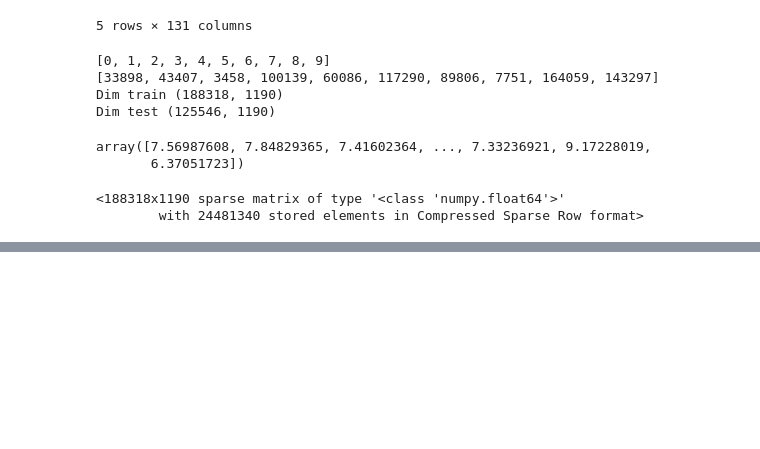
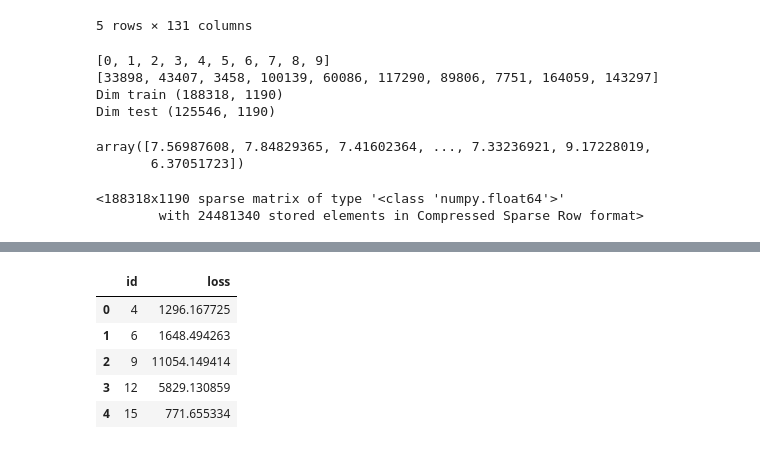
Before and after one commit to tunguz/Allstate, a Jupyter notebook: scripts/Keras_MLP.ipynb, the cells around one changed output, grey strips where cells are left out. Saved outputs shown, nothing was run; the diff lists cells and outputs as text; code cells hidden in the pictures; blank space fills up the shorter version.

```diff
--- a/scripts/Keras_MLP.ipynb
+++ b/scripts/Keras_MLP.ipynb
@@ -9,6 +9,7 @@ from sklearn.model_selection import KFold
 # %%
 train = pd.read_csv('../input/train.csv.zip')
 test = pd.read_csv('../input/test.csv.zip')
+submission = pd.read_csv('../input/sample_submission.csv.zip')
 # %%
 train.head()
 # %% [output]
@@ -99,7 +100,7 @@ X = xtrain
 Y = y
 
 # Set the input shape
-input_shape = (xtrain.shape[0],)
+input_shape = (xtrain.shape[1],)
 print(f'Feature shape: {input_shape}')
 
 # Create the model
@@ -112,5 +129,5 @@ Feature shape: (188318,)
 # %%
 # Configure the model and start training
-model.compile(loss='mean_absolute_error', optimizer='adam', metrics=['mean_squared_error'])
-model.fit(X, Y, epochs=1, batch_size=100, verbose=1)
+model.compile(loss='mae', optimizer='adam', metrics=['mae'])
+model.fit(X.toarray(), Y, epochs=20, batch_size=1024, verbose=1, validation_split=0.2)
 # %% [output]
@@ -120,0 +152,3 @@ ValueError: in user code:
+# %%
+preds = np.exp(model.predict(xtest))-200
+preds
@@ -120,0 +163,11 @@ ValueError: in user code:
+# %%
+submission['loss'] = preds
+submission.to_csv('../submissions/sub_simple_mlp_0.csv', index=False)
+submission.head()
+# %% [output]
+|  | id | loss |
+| 0 | 4 | 1296.167725 |
+| 1 | 6 | 1648.494263 |
+| 2 | 9 | 11054.149414 |
+| 3 | 12 | 5829.130859 |
+| 4 | 15 | 771.655334 |
```
Also changed, not shown: parts of 22 cells of this notebook, 6 other files.
